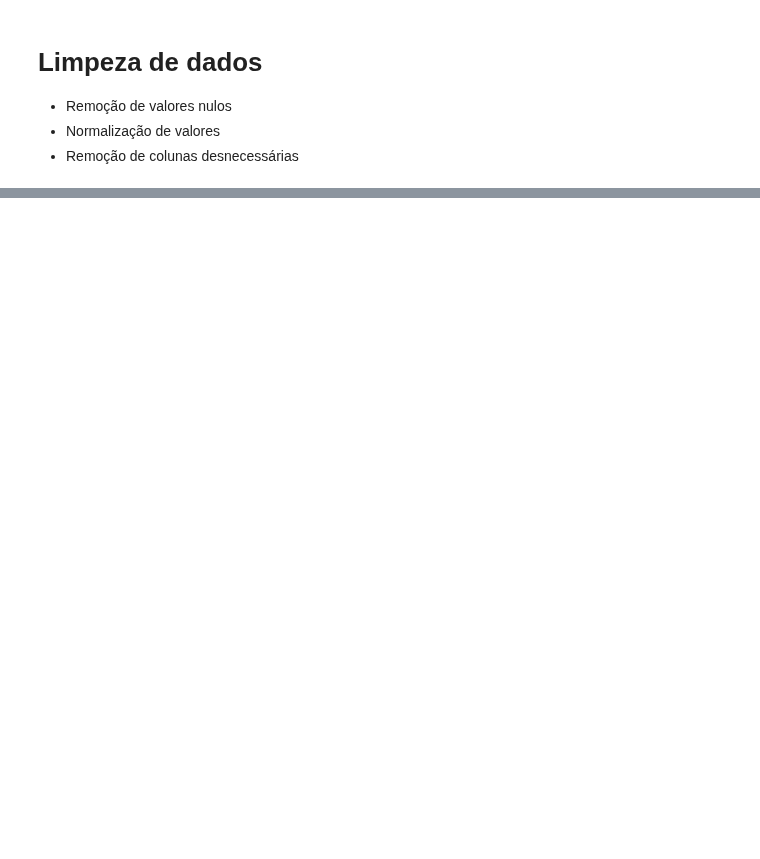
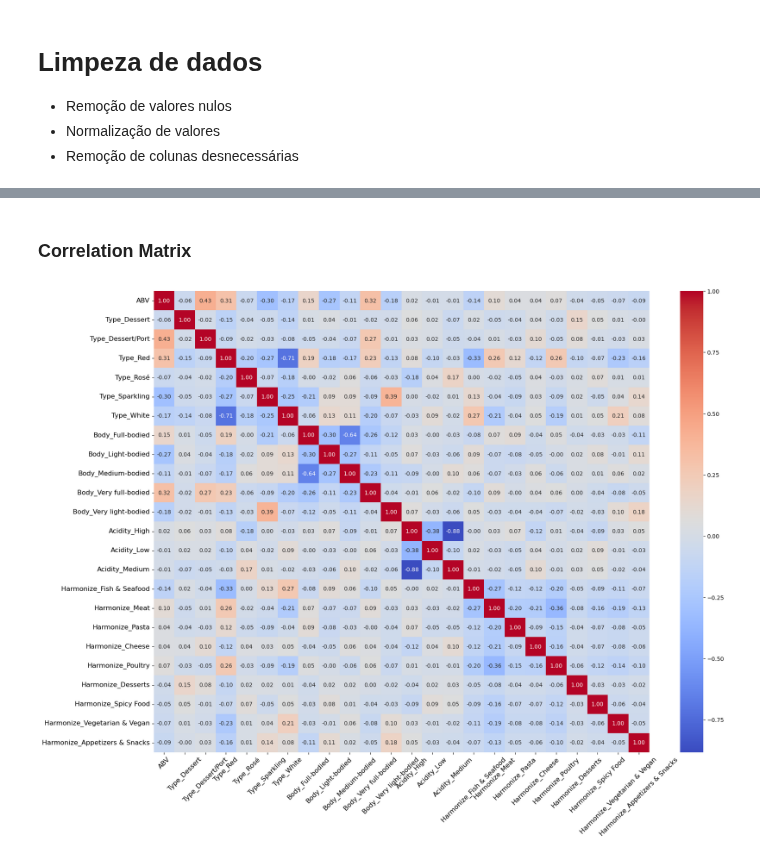
Before and after one commit to SrMasterAD/MEIA_ISEP_TEAM7_2024_2025_Challenge_2, a Jupyter notebook: notebooks/Notebook_Main_AAUT.ipynb, the cells around one changed output, grey strips where cells are left out. Drawn from its saved outputs; the diff is of its cells as text; code cells hidden in the pictures; blank space fills up the shorter version.

```diff
--- a/notebooks/Notebook_Main_AAUT.ipynb
+++ b/notebooks/Notebook_Main_AAUT.ipynb
@@ -123,0 +361,23 @@ print(encoded_df)
+# %% [markdown]
+### Correlation Matrix
+# %%
+# Compute the correlation matrix without the Elaborate columns to reduce the size of the heatmap
+elaborate_columns = encoded_df.columns[encoded_df.columns.str.startswith('Elaborate_')]
+matrix_df = encoded_df.drop(columns=elaborate_columns)
+correlation_matrix = matrix_df.corr()
+
+
+plt.figure(figsize=(20, 15))
+sns.heatmap(
+    correlation_matrix,
+    annot=True,
+    fmt=".2f",
+    cmap="coolwarm",
+    cbar=True,
+    annot_kws={"size": 10}
+)
+plt.xticks(fontsize=12, rotation=45)
+plt.yticks(fontsize=12)
+plt.show()
+# %% [output]
+[figure, added]
```
Also changed, not shown: parts of 15 cells of this notebook.
